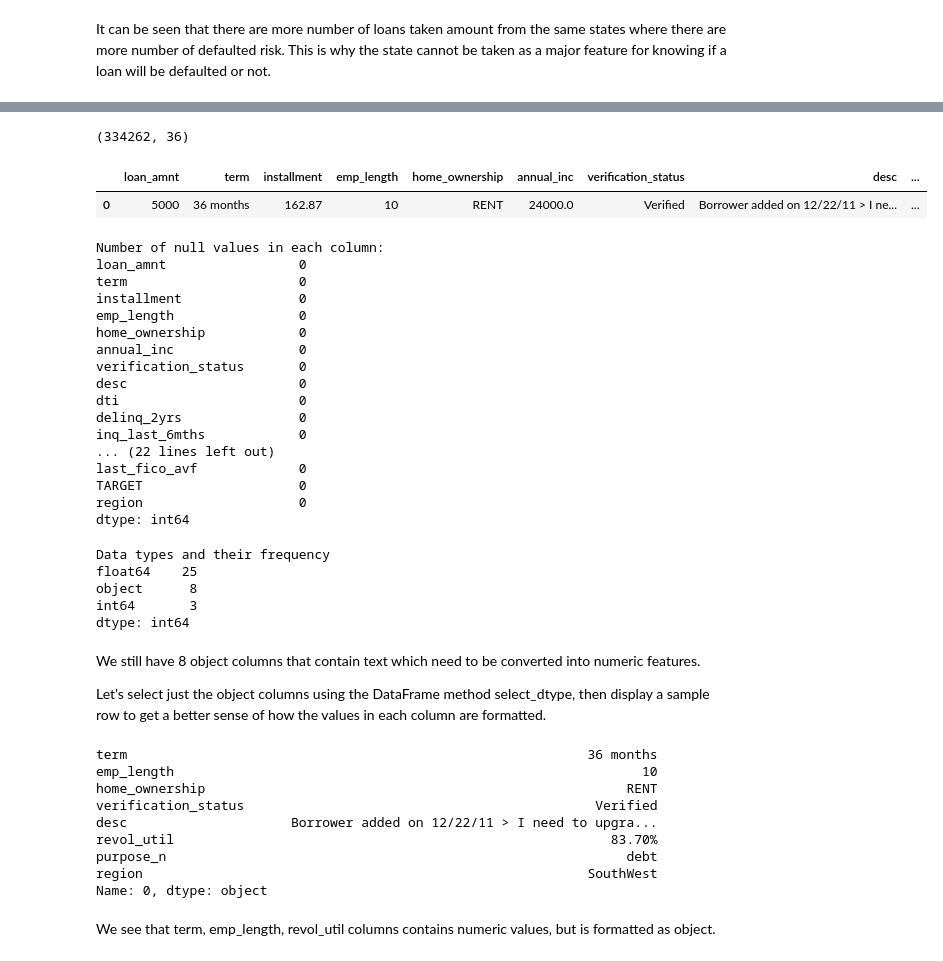
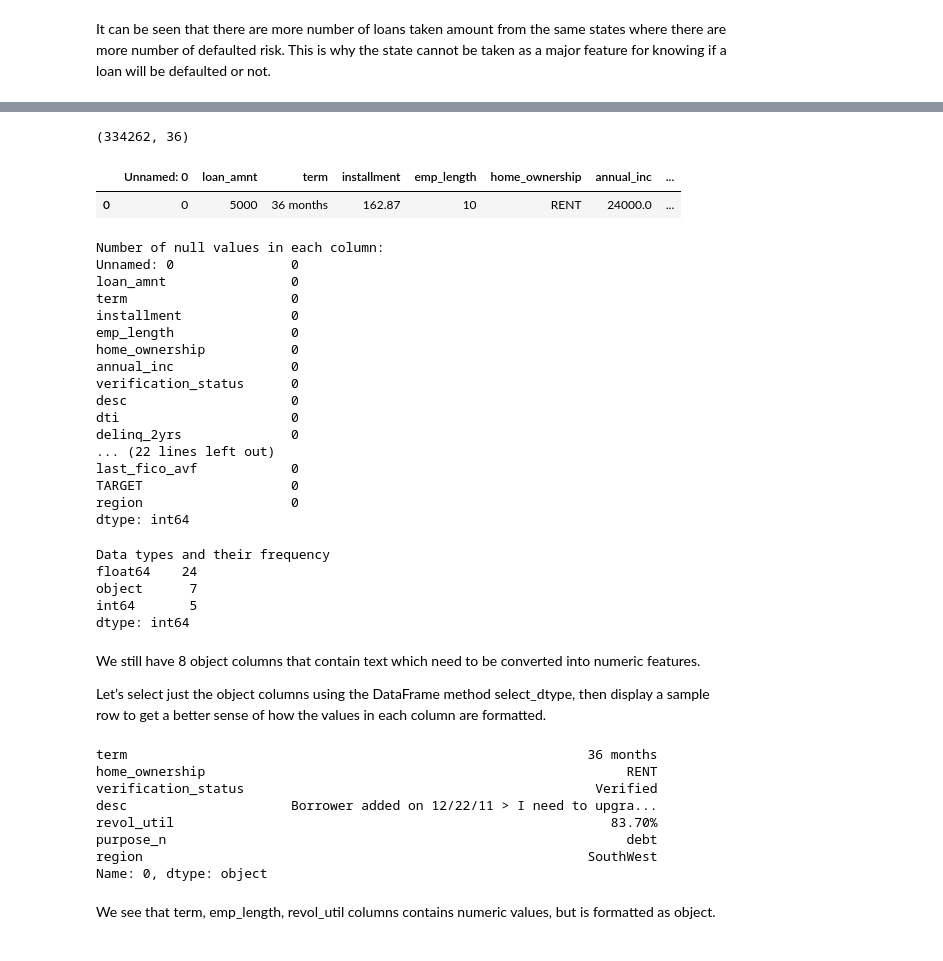
Before and after one commit to solharsh/Data_Understanding_And_Preparation, a Jupyter notebook: Lending_Club_All.ipynb, the cells around one changed output, grey strips where cells are left out. Saved outputs shown, nothing was run; the diff lists cells and outputs as text; code cells hidden in the pictures.

```diff
--- a/Lending_Club_All.ipynb
+++ b/Lending_Club_All.ipynb
@@ -1295,3 +1287,3 @@ FileNotFoundError: ignored
 # %%
-df_filtered = pd.read_csv("/content/drive/My Drive/lending_club.csv")
+complete_df = pd.read_csv("/content/drive/My Drive/lending_club_cleaned1.csv")
 # %%
@@ -1323,4 +1339,4 @@ plt.title('Number of not-defaulted loans per state');
 # %% [markdown]
 It can be seen that there are more number of loans taken amount from the same states where there are more number of defaulted risk. This is why the state cannot be taken as a major feature for knowing if a loan will be defaulted or not.
 # %%
-df_filtered.drop(['addr_state'],axis=1,inplace=True)
+complete_df = complete_df.drop(['addr_state'],axis=1)
@@ -1334,49 +1343,48 @@ Here’s an outline of what we’ll be doing in this stage:
 # %%
-print(df_filtered.shape)
-df_filtered.head(1)
+print(complete_df.shape)
+complete_df.head(1)
 # %% [output]
 (334262, 36)
-|  | loan_amnt | term | installment | emp_length | home_ownership | annual_inc | verification_status | desc | ... |
-| 0 | 5000 | 36 months | 162.87 | 10 | RENT | 24000.0 | Verified | Borrower added on 12/22/11 > I ne... | ... |
+|  | Unnamed: 0 | loan_amnt | term | installment | emp_length | home_ownership | annual_inc | ... |
+| 0 | 0 | 5000 | 36 months | 162.87 | 10 | RENT | 24000.0 | ... |
 # %%
-null_counts = df_filtered.isnull().sum()
+null_counts = complete_df.isnull().sum()
 print("Number of null values in each column:\n{}".format(null_counts))
 # %% [output]
 Number of null values in each column:
-loan_amnt                 0
-term                      0
-installment               0
-emp_length                0
-home_ownership            0
-annual_inc                0
-verification_status       0
-desc                      0
-dti                       0
-delinq_2yrs               0
-inq_last_6mths            0
+Unnamed: 0               0
+loan_amnt                0
+term                     0
+installment              0
+emp_length               0
+home_ownership           0
+annual_inc               0
+verification_status      0
+desc                     0
+dti                      0
+delinq_2yrs              0
 ... (22 lines left out)
-last_fico_avf             0
-TARGET                    0
-region                    0
+last_fico_avf            0
+TARGET                   0
+region                   0
 dtype: int64
 # %%
-print("Data types and their frequency\n{}".format(df_filtered.dtypes.value_counts()))
+print("Data types and their frequency\n{}".format(complete_df.dtypes.value_counts()))
 # %% [output]
 Data types and their frequency
-float64    25
-object      8
-int64       3
+float64    24
+object      7
+int64       5
 dtype: int64
 # %% [markdown]
 We still have 8 object columns that contain text which need to be converted into numeric features.
 
 Let’s select just the object columns using the DataFrame method select_dtype, then display a sample row to get a better sense of how the values in each column are formatted.
 # %%
-object_columns_df = df_filtered.select_dtypes(include=['object'])
+object_columns_df = complete_df.select_dtypes(include=['object'])
 print(object_columns_df.iloc[0])
 # %% [output]
 term                                                           36 months
-emp_length                                                            10
 home_ownership                                                      RENT
 verification_status                                             Verified
 desc                     Borrower added on 12/22/11 > I need to upgra...
```
Also changed, not shown: parts of 215 cells of this notebook.
